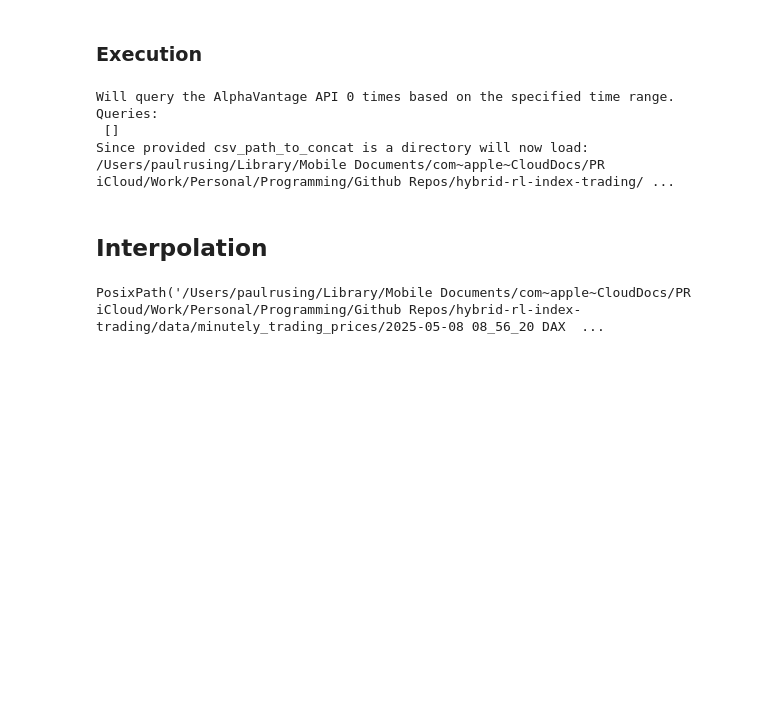
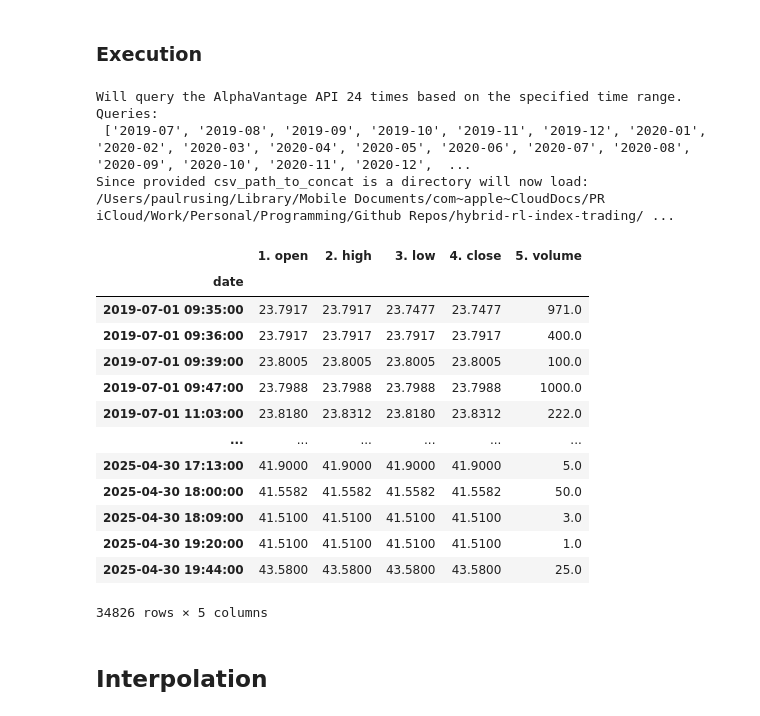
Before and after one commit to paulruesing/hybrid-rl-index-trading, a Jupyter notebook: notebooks/data_pull_dev.ipynb, the cells around one changed output. Cells and saved outputs as stored; diff of their text form; code cells hidden in the pictures; blank space fills up the shorter version.

```diff
--- a/notebooks/data_pull_dev.ipynb
+++ b/notebooks/data_pull_dev.ipynb
@@ -16,8 +16,9 @@ import src.utils.file_management as filemgmt
 # %%
 ROOT = Path().resolve().parent
 DATA = ROOT / "data"
-DAILY_PRICES = DATA / "daily_trading_prices"
-MINUTELY_PRICES = DATA / "minutely_trading_prices"
+DAILY_PRICES = DATA / "daily_price_downloads"
+MINUTELY_PRICES = DATA / "minutely_price_downloads"
+INTERPOLATED_PRICES = DATA / "interpolated_prices"
 
 AV_API_KEY_FILE = ROOT / "private" / "Alpha Vantage API Key.txt"
 with open(AV_API_KEY_FILE) as file: AV_API_KEY = file.read()
@@ -225,18 +226,28 @@ def get_data_from_alphavantage(api_key: str,
 ### Execution
 # %%
 frame = get_data_from_alphavantage(AV_API_KEY,
-                                                  save_path=MINUTELY_PRICES,
-                                                  start_year_month=(2021, 7),
-                                                  end_year_month=(202, 12),
-                                                  csv_path_to_concat=MINUTELY_PRICES)
+                                   save_path=MINUTELY_PRICES,
+                                   start_year_month=(2019, 7),
+                                   end_year_month=(2021, 6),
+                                   csv_path_to_concat=MINUTELY_PRICES)
 frame
 # %% [output]
-Will query the AlphaVantage API 0 times based on the specified time range. Queries:
- []
+Will query the AlphaVantage API 24 times based on the specified time range. Queries:
+ ['2019-07', '2019-08', '2019-09', '2019-10', '2019-11', '2019-12', '2020-01', '2020-02', '2020-03', '2020-04', '2020-05', '2020-06', '2020-07', '2020-08', '2020-09', '2020-10', '2020-11', '2020-12',  ...
 Since provided csv_path_to_concat is a directory will now load: /Users/paulrusing/Library/Mobile Documents/com~apple~CloudDocs/PR iCloud/Work/Personal/Programming/Github Repos/hybrid-rl-index-trading/ ...
+|  | 1. open | 2. high | 3. low | 4. close | 5. volume |
+| date |  |  |  |  |  |
+| 2019-07-01 09:35:00 | 23.7917 | 23.7917 | 23.7477 | 23.7477 | 971.0 |
+| 2019-07-01 09:36:00 | 23.7917 | 23.7917 | 23.7917 | 23.7917 | 400.0 |
+| 2019-07-01 09:39:00 | 23.8005 | 23.8005 | 23.8005 | 23.8005 | 100.0 |
+| 2019-07-01 09:47:00 | 23.7988 | 23.7988 | 23.7988 | 23.7988 | 1000.0 |
+| 2019-07-01 11:03:00 | 23.8180 | 23.8312 | 23.8180 | 23.8312 | 222.0 |
+| ... | ... | ... | ... | ... | ... |
+| 2025-04-30 17:13:00 | 41.9000 | 41.9000 | 41.9000 | 41.9000 | 5.0 |
+| 2025-04-30 18:00:00 | 41.5582 | 41.5582 | 41.5582 | 41.5582 | 50.0 |
+| 2025-04-30 18:09:00 | 41.5100 | 41.5100 | 41.5100 | 41.5100 | 3.0 |
+| 2025-04-30 19:20:00 | 41.5100 | 41.5100 | 41.5100 | 41.5100 | 1.0 |
+| 2025-04-30 19:44:00 | 43.5800 | 43.5800 | 43.5800 | 43.5800 | 25.0 |
+34826 rows × 5 columns
 # %% [markdown]
 ## Interpolation
-# %%
-filemgmt.most_recent_file(MINUTELY_PRICES, ".csv", "DAX")
-# %% [output]
-PosixPath('/Users/paulrusing/Library/Mobile Documents/com~apple~CloudDocs/PR iCloud/Work/Personal/Programming/Github Repos/hybrid-rl-index-trading/data/minutely_trading_prices/2025-05-08 08_56_20 DAX  ...
```
Also changed, not shown: parts of 5 cells of this notebook.
